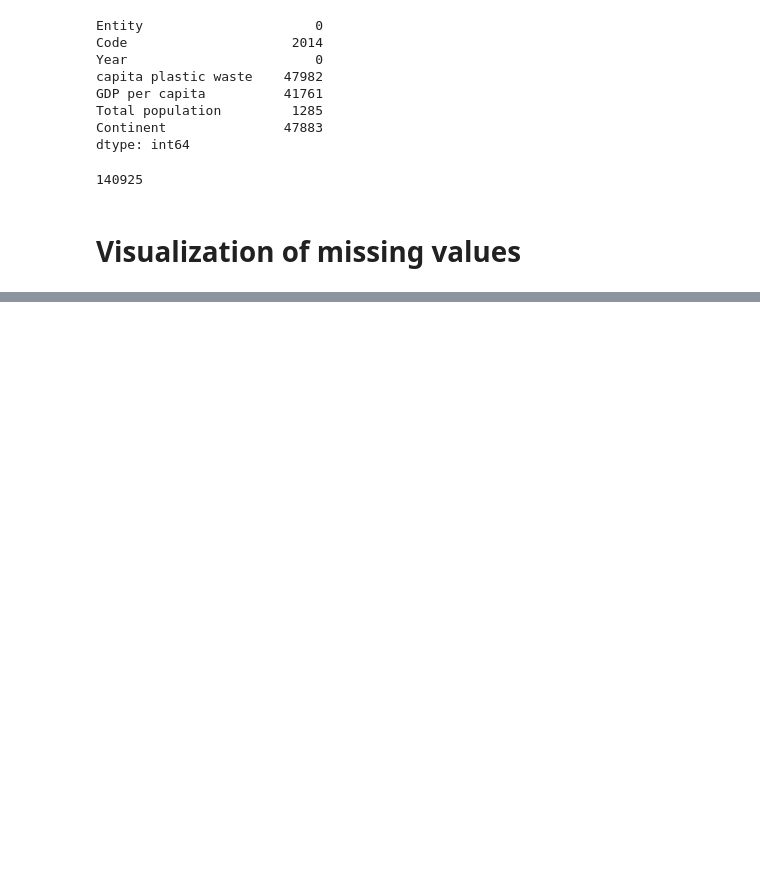
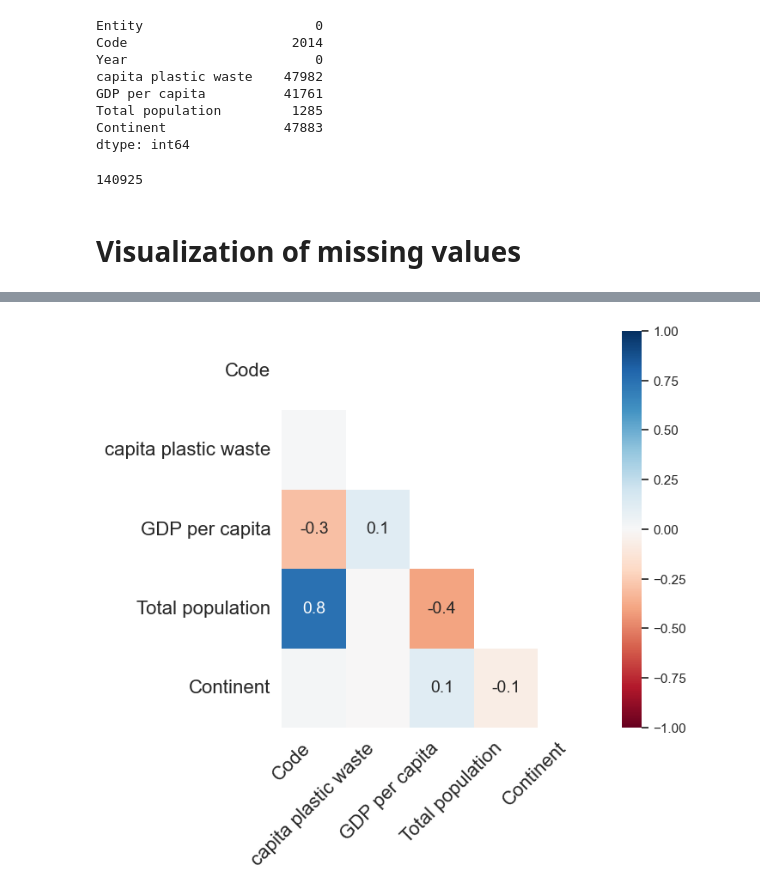
Before and after one commit to Sba23037/Hdip_StrategicThinking_CA2_CristinaPrioloSBA23037, a Jupyter notebook: Hdip_StrategicThinking_CA2_CristinaPrioloSBA23037.ipynb, the cells around one changed output, grey strips where cells are left out. Cells and saved outputs as stored; diff of their text form; code cells hidden in the pictures; blank space fills up the shorter version.

```diff
--- a/Hdip_StrategicThinking_CA2_CristinaPrioloSBA23037.ipynb
+++ b/Hdip_StrategicThinking_CA2_CristinaPrioloSBA23037.ipynb
@@ -112,0 +140,4 @@ dataset.isnull().sum().sum()
+# %%
+ax = msno.heatmap(dataset, figsize=(6, 6))
+# %% [output]
+[figure, added]
```
Also changed, not shown: parts of 6 cells of this notebook.
